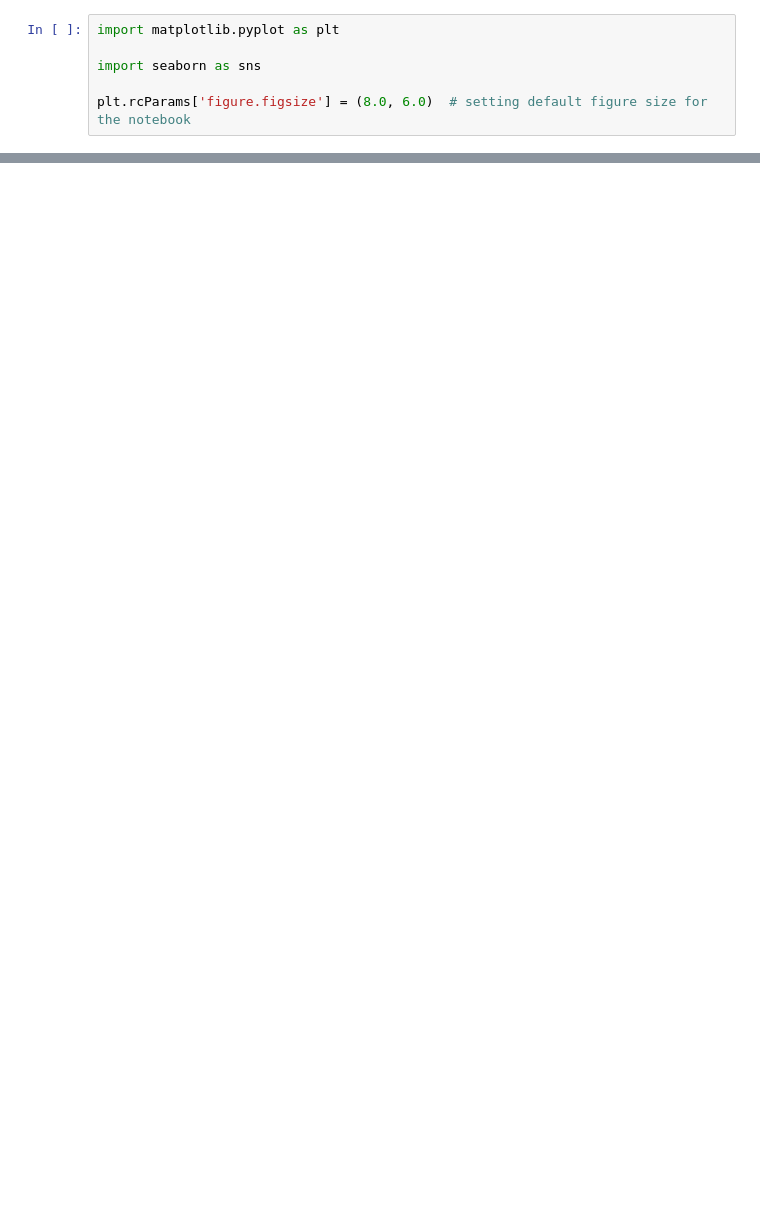
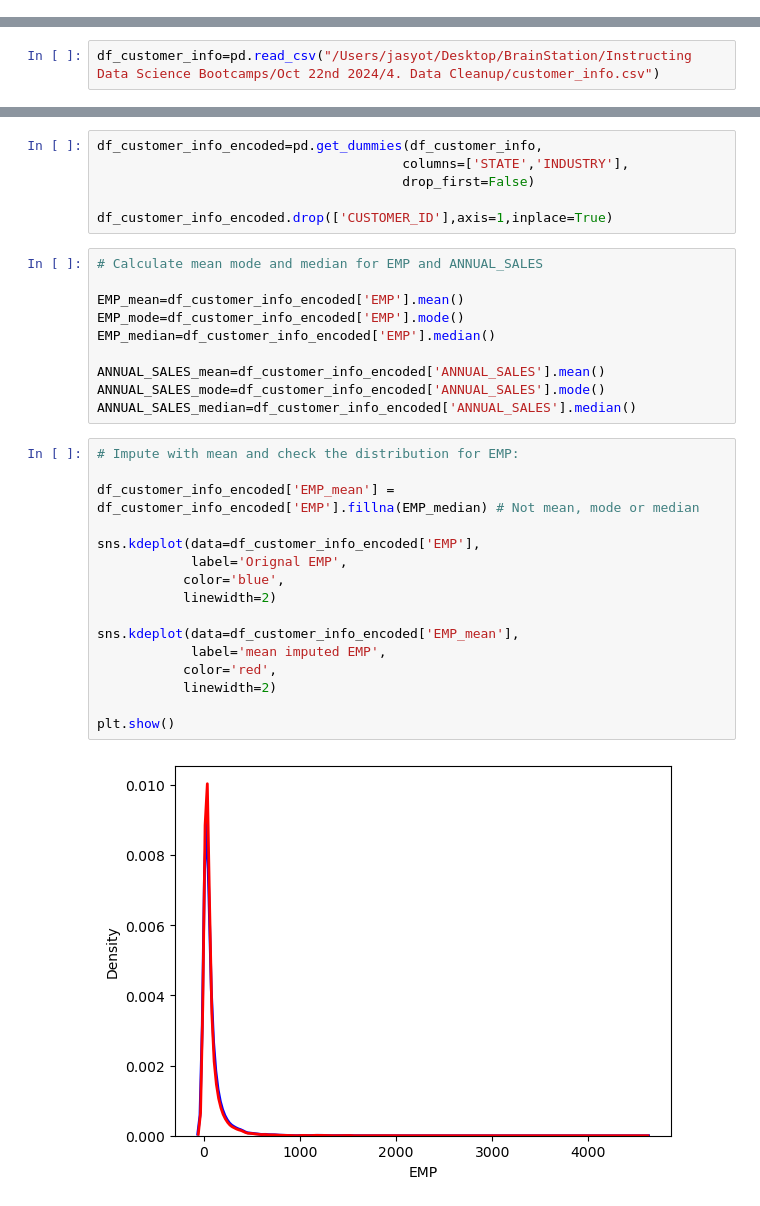
Before and after one commit to Jasyot/EDA-and-Data-Cleaning, a Jupyter notebook: In Class Demo.ipynb, the cells around one changed output, grey strips where cells are left out. Cells and saved outputs as stored; diff of their text form; blank space fills up the shorter version.

```diff
--- a/In Class Demo.ipynb
+++ b/In Class Demo.ipynb
@@ -275,6 +0,0 @@ print(top_3_manufacturers)
-# %%
-import matplotlib.pyplot as plt
-
-import seaborn as sns
-
-plt.rcParams['figure.figsize'] = (8.0, 6.0)  # setting default figure size for the notebook
@@ -362,0 +333,2 @@ plt.show()
+# %%
+df_customer_info=pd.read_csv("/Users/jasyot/Desktop/BrainStation/Instructing Data Science Bootcamps/Oct 22nd 2024/4. Data Cleanup/customer_info.csv")
@@ -362,0 +352,34 @@ plt.show()
+# %%
+df_customer_info_encoded=pd.get_dummies(df_customer_info,
+                                       columns=['STATE','INDUSTRY'],
+                                       drop_first=False)
+
+df_customer_info_encoded.drop(['CUSTOMER_ID'],axis=1,inplace=True)
+# %%
+# Calculate mean mode and median for EMP and ANNUAL_SALES
+
+EMP_mean=df_customer_info_encoded['EMP'].mean()
+EMP_mode=df_customer_info_encoded['EMP'].mode()
+EMP_median=df_customer_info_encoded['EMP'].median()
+
+ANNUAL_SALES_mean=df_customer_info_encoded['ANNUAL_SALES'].mean()
+ANNUAL_SALES_mode=df_customer_info_encoded['ANNUAL_SALES'].mode()
+ANNUAL_SALES_median=df_customer_info_encoded['ANNUAL_SALES'].median()
+# %%
+# Impute with mean and check the distribution for EMP:
+
+df_customer_info_encoded['EMP_mean'] = df_customer_info_encoded['EMP'].fillna(EMP_median) # Not mean, mode or median
+
+sns.kdeplot(data=df_customer_info_encoded['EMP'],
+            label='Orignal EMP',
+           color='blue',
+           linewidth=2)
+
+sns.kdeplot(data=df_customer_info_encoded['EMP_mean'],
+            label='mean imputed EMP',
+           color='red',
+           linewidth=2)
+
+plt.show()
+# %% [output]
+[figure, added]
```
Also changed, not shown: parts of 110 cells of this notebook, 5 other files.
